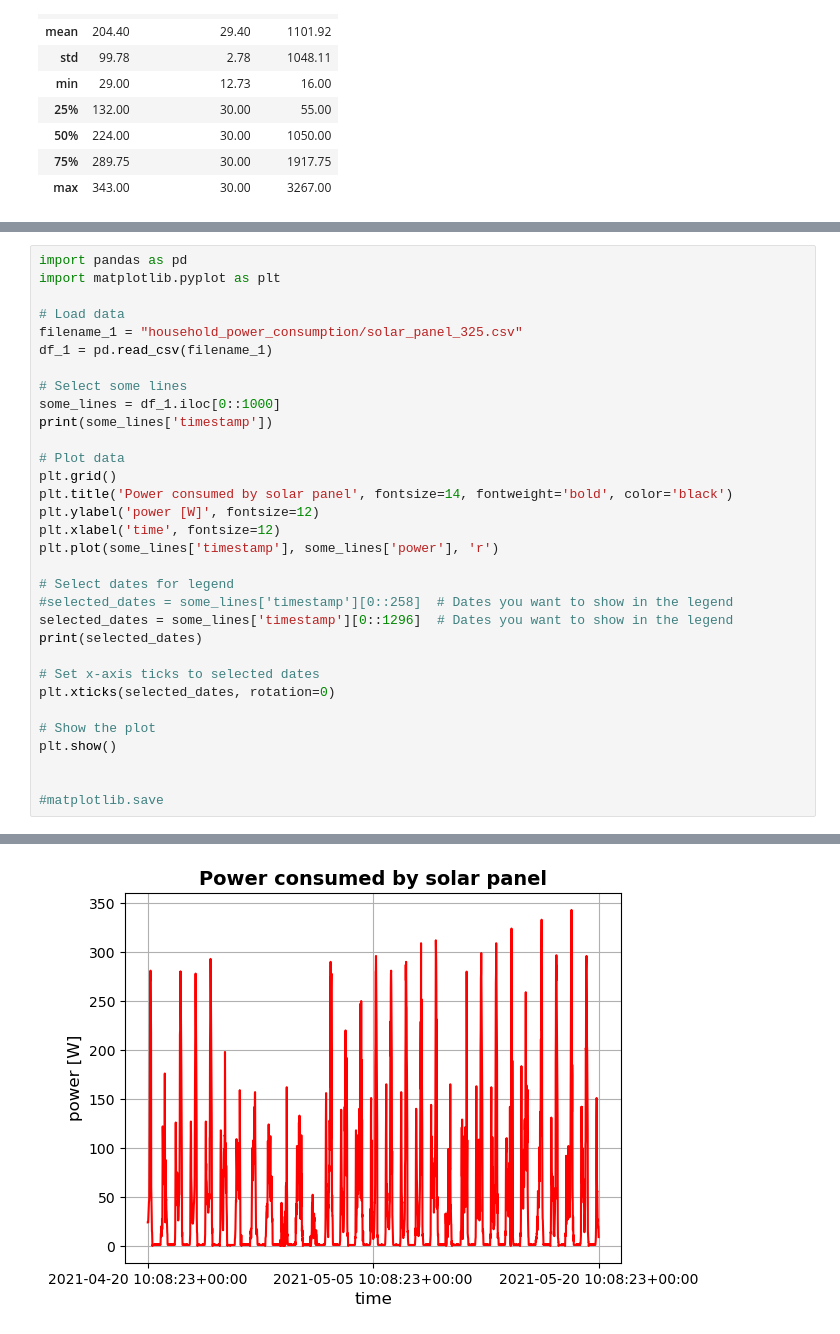
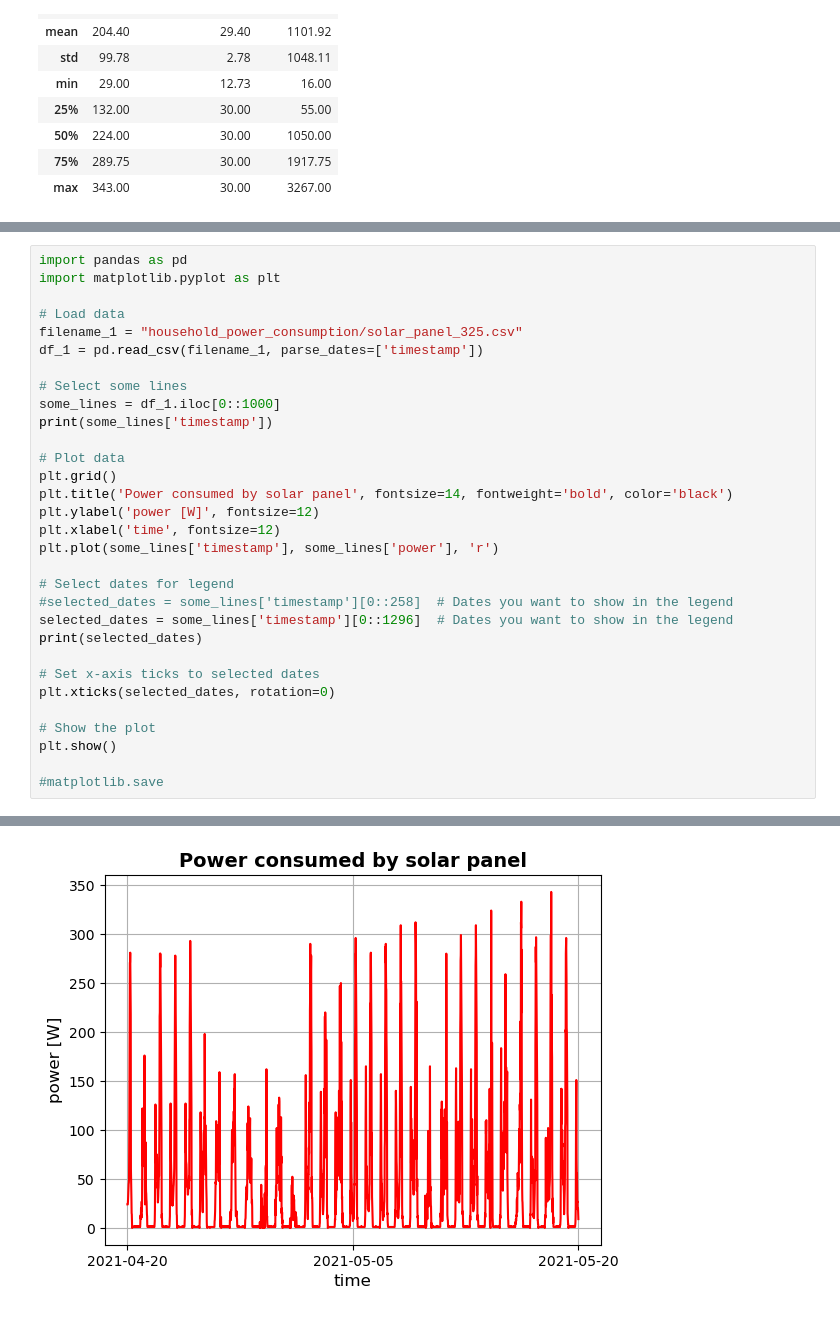
Before and after one commit to louisaarfib/Project_ML, a Jupyter notebook: exploration_data.ipynb, the cells around one changed output, grey strips where cells are left out. Saved outputs shown, nothing was run; the diff lists cells and outputs as text.

```diff
--- a/exploration_data.ipynb
+++ b/exploration_data.ipynb
@@ -92,7 +92,7 @@ import matplotlib.pyplot as plt
 
 # Load data
 filename_1 = "household_power_consumption/solar_panel_325.csv"
-df_1 = pd.read_csv(filename_1)
+df_1 = pd.read_csv(filename_1, parse_dates=['timestamp'])
 
 # Select some lines
 some_lines = df_1.iloc[0::1000]
@@ -116,6 +116,5 @@ plt.xticks(selected_dates, rotation=0)
 # Show the plot
 plt.show()
 
-
 #matplotlib.save
 # %% [output]
@@ -138 +137 @@ Name: timestamp, dtype: object
-[figure, old version]
+[figure, new version]
```
Also changed, not shown: parts of 10 cells of this notebook.
